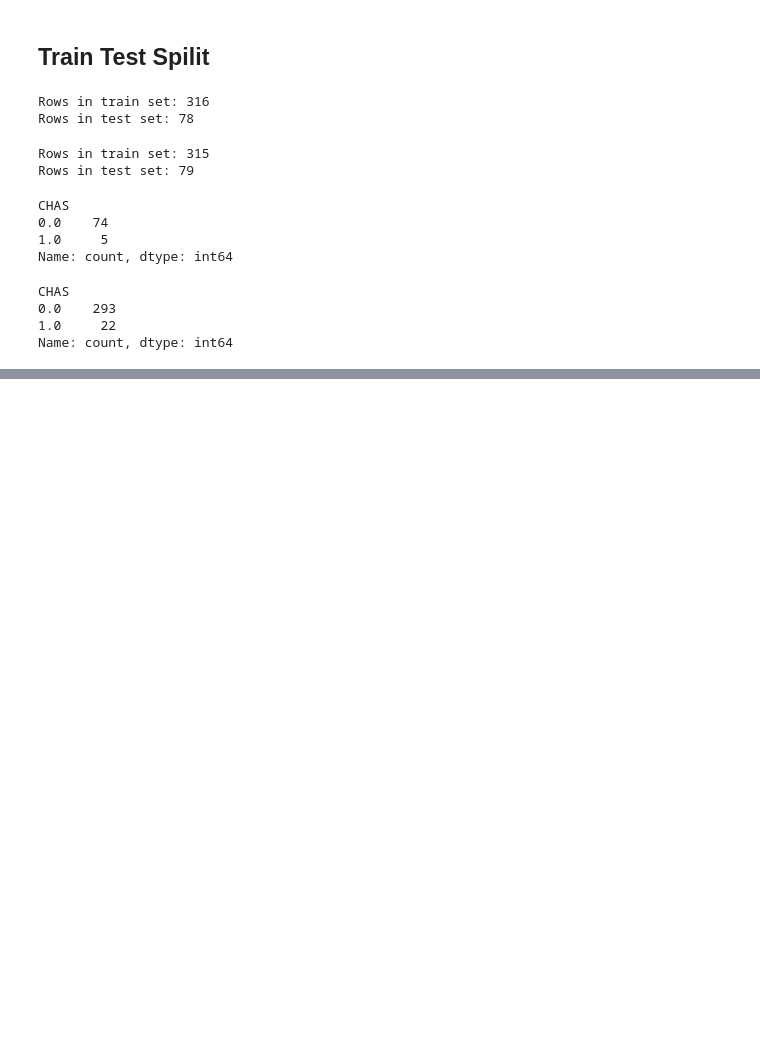
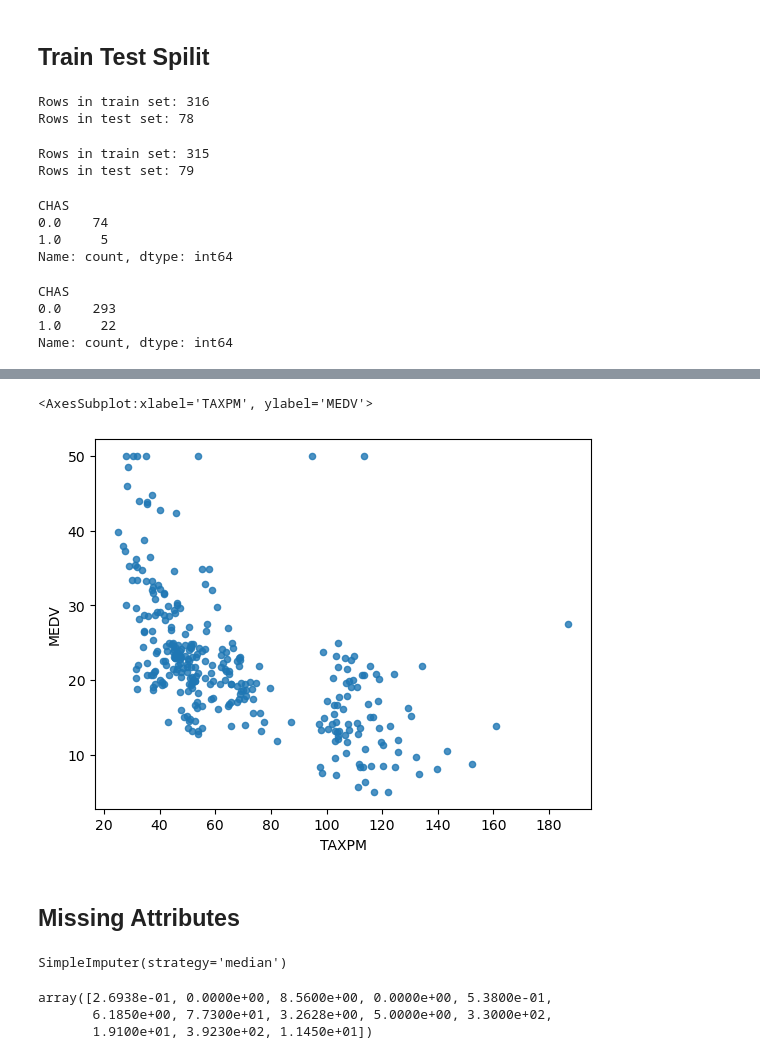
Before and after one commit to ashokrawatt/Real-Estate, a Jupyter notebook: Real Estate.ipynb, the cells around one changed output, grey strips where cells are left out. Saved outputs shown, nothing was run; the diff lists cells and outputs as text; code cells hidden in the pictures; blank space fills up the shorter version.

```diff
--- a/Real Estate.ipynb
+++ b/Real Estate.ipynb
@@ -185,0 +267,5 @@ housing = strat_train_set.copy()
+# %%
+housing.plot(kind = "scatter", x = "TAXPM", y="MEDV", alpha=0.8)
+# %% [output]
+<AxesSubplot:xlabel='TAXPM', ylabel='MEDV'>
+[figure, added]
@@ -185,0 +275,14 @@ housing = strat_train_set.copy()
+# %% [markdown]
+## Missing Attributes
+# %%
+from sklearn.impute import SimpleImputer
+imputer = SimpleImputer(strategy = "median")
+imputer.fit (housing)
+# %% [output]
+SimpleImputer(strategy='median')
+# %%
+imputer.statistics_
+# %% [output]
+array([2.6938e-01, 0.0000e+00, 8.5600e+00, 0.0000e+00, 5.3800e-01,
+       6.1850e+00, 7.7300e+01, 3.2628e+00, 5.0000e+00, 3.3000e+02,
+       1.9100e+01, 3.9230e+02, 1.1450e+01])
```
Also changed, not shown: parts of 12 cells of this notebook.
